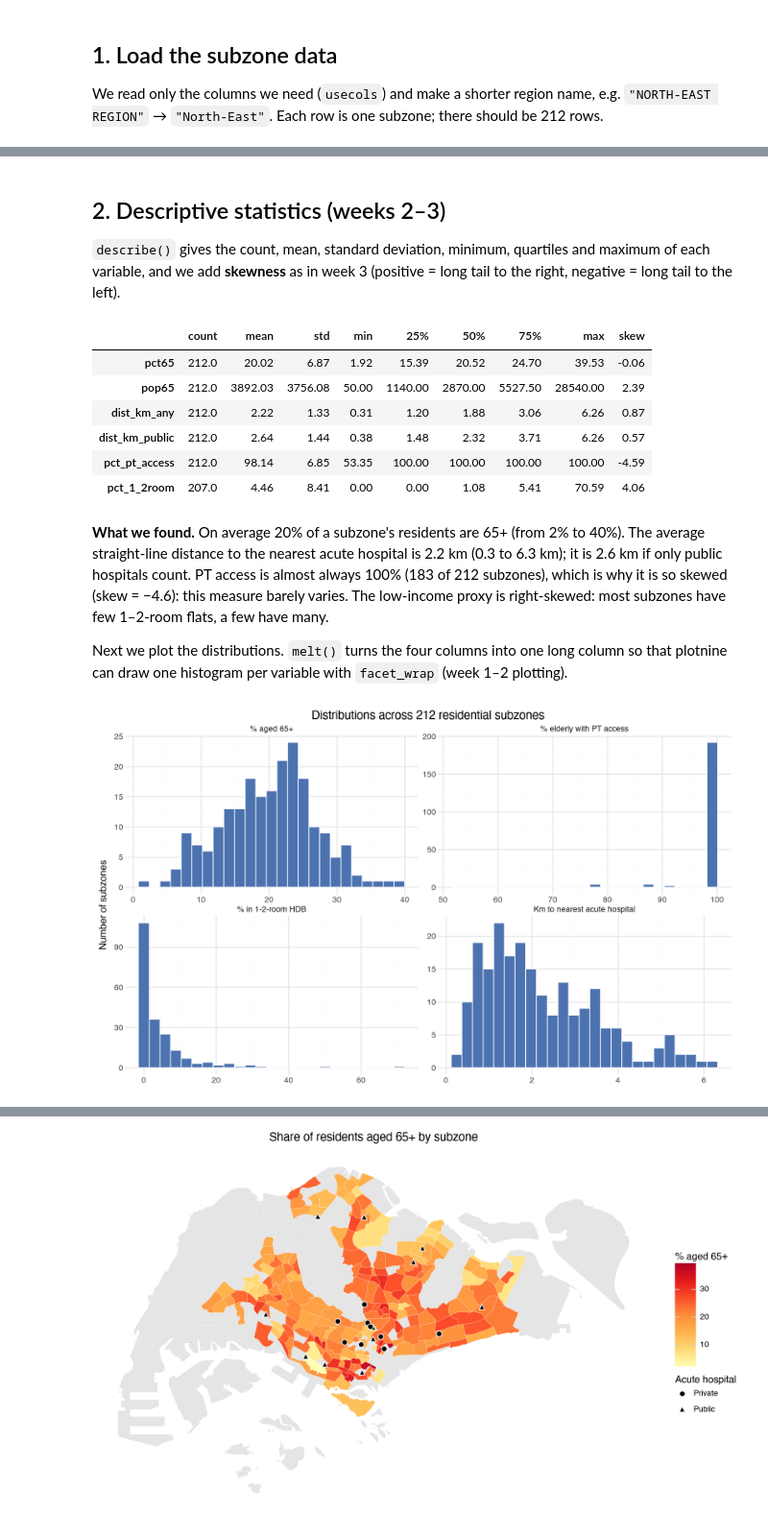
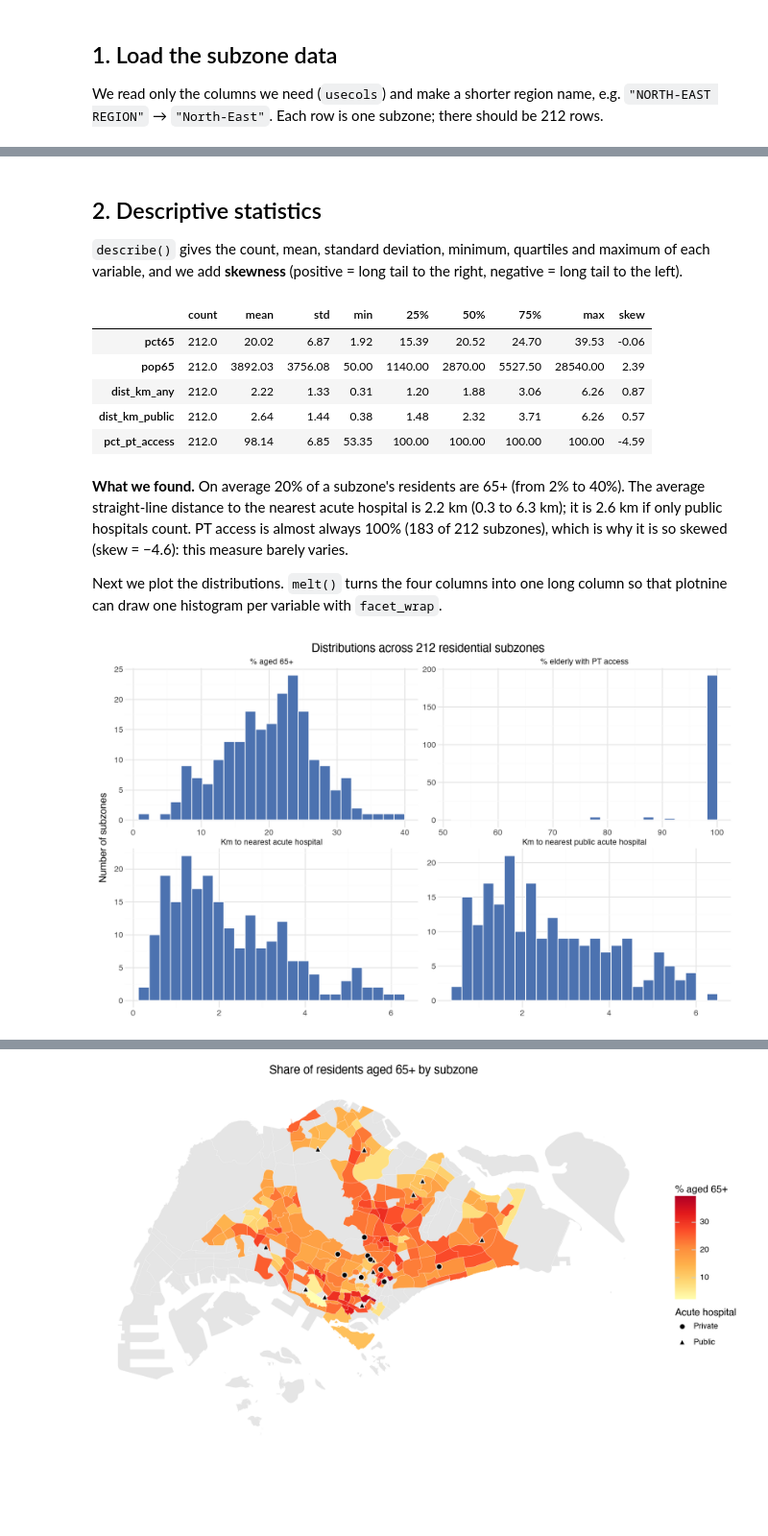
Before and after one commit to yeo-yu-ann31/HS4002-Corgi-Group-Project, a Jupyter notebook: elderly_access_course_methods.ipynb, the cells around one changed output, grey strips where cells are left out. Shown at 96% size. Cells and saved outputs as stored; diff of their text form; code cells hidden in the pictures; blank space fills up the shorter version.

```diff
--- a/elderly_access_course_methods.ipynb
+++ b/elderly_access_course_methods.ipynb
@@ -127,7 +126,7 @@ We read only the columns we need (`usecols`) and make a shorter region name, e.g
 `"North-East"`. Each row is one subzone; there should be 212 rows.
 # %%
 cols = ["planning_area", "subzone", "REGION_N", "pop", "pop65", "pct65", "dist_km_any", "nearest_any",
-        "dist_km_public", "nearest_public", "pct_pt_access", "pop65_no_pt", "pct_1_2room"]
+        "dist_km_public", "nearest_public", "pct_pt_access", "pop65_no_pt"]
 df = pd.read_csv(PROCESSED / "subzone_elderly_access.csv", usecols=cols)
 df["region"] = df.REGION_N.str.replace(" REGION", "").str.title()
 print(df.shape)
@@ -141,12 +140,12 @@ df.head()
 | 3 | CENTRAL REGION | Outram | China Square | 1290 | 510 | 39.534884 | 100.0 | 0.0 | 1.230187 | ... |
 | 4 | CENTRAL REGION | Bukit Merah | Tiong Bahru | 12190 | 2760 | 22.641509 | 100.0 | 0.0 | 0.903958 | ... |
 # %% [markdown]
-## 2. Descriptive statistics (weeks 2–3)
+## 2. Descriptive statistics
 
 `describe()` gives the count, mean, standard deviation, minimum, quartiles and maximum of each variable,
-and we add **skewness** as in week 3 (positive = long tail to the right, negative = long tail to the left).
+and we add **skewness** (positive = long tail to the right, negative = long tail to the left).
 # %%
-summary = df[["pct65", "pop65", "dist_km_any", "dist_km_public", "pct_pt_access", "pct_1_2room"]].describe().T
+summary = df[["pct65", "pop65", "dist_km_any", "dist_km_public", "pct_pt_access"]].describe().T
 summary["skew"] = df[summary.index].skew()
 summary = summary.round(2)
 summary.to_csv(TABLES / "course_descriptives.csv")
@@ -158,31 +157,29 @@ summary
 | dist_km_any | 212.0 | 2.22 | 1.33 | 0.31 | 1.20 | 1.88 | 3.06 | 6.26 | 0.87 |
 | dist_km_public | 212.0 | 2.64 | 1.44 | 0.38 | 1.48 | 2.32 | 3.71 | 6.26 | 0.57 |
 | pct_pt_access | 212.0 | 98.14 | 6.85 | 53.35 | 100.00 | 100.00 | 100.00 | 100.00 | -4.59 |
-| pct_1_2room | 207.0 | 4.46 | 8.41 | 0.00 | 0.00 | 1.08 | 5.41 | 70.59 | 4.06 |
 # %% [markdown]
 **What we found.** On average 20% of a subzone's residents are 65+ (from 2% to 40%). The average
 straight-line distance to the nearest acute hospital is 2.2 km (0.3 to 6.3 km); it is 2.6 km if only public
 hospitals count. PT access is almost always 100% (183 of 212 subzones), which is why it is so skewed
-(skew = −4.6): this measure barely varies. The low-income proxy is right-skewed: most subzones have few
-1–2-room flats, a few have many.
+(skew = −4.6): this measure barely varies.
 
 Next we plot the distributions. `melt()` turns the four columns into one long column so that plotnine can
-draw one histogram per variable with `facet_wrap` (week 1–2 plotting).
+draw one histogram per variable with `facet_wrap`.
 # %%
-long = df.melt(value_vars=["pct65", "dist_km_any", "pct_pt_access", "pct_1_2room"])
+long = df.melt(value_vars=["pct65", "dist_km_any", "dist_km_public", "pct_pt_access"])
 labels = {"pct65": "% aged 65+", "dist_km_any": "Km to nearest acute hospital",
-          "pct_pt_access": "% elderly with PT access", "pct_1_2room": "% in 1-2-room HDB"}
+          "dist_km_public": "Km to nearest public acute hospital", "pct_pt_access": "% elderly with PT access"}
 long["variable"] = long.variable.map(labels)
 (
     p9.ggplot(long, p9.aes("value"))
     + p9.geom_histogram(bins=25, fill="#4c72b0", color="white")
     + p9.facet_wrap("~variable", scales="free")
     + p9.labs(x="", y="Number of subzones", title="Distributions across 212 residential subzones")
     + p9.theme_minimal()
     + p9.theme(figure_size=(10, 6))
 )
 # %% [output]
-[figure, old version]
+[figure, new version]
 # %% [markdown]
 ## 3. Where are the elderly concentrated?
 
```
Also changed, not shown: parts of 29 cells of this notebook, 2 other files.
